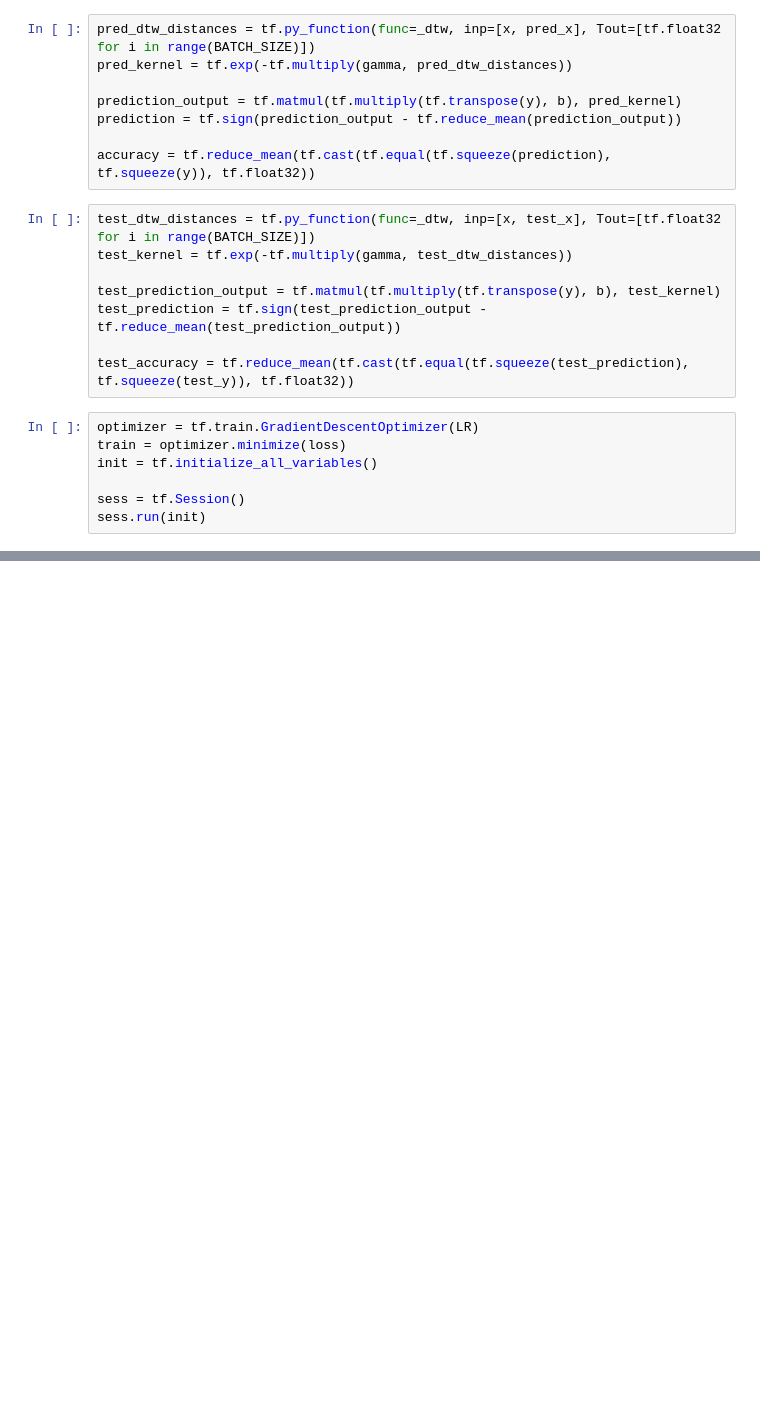
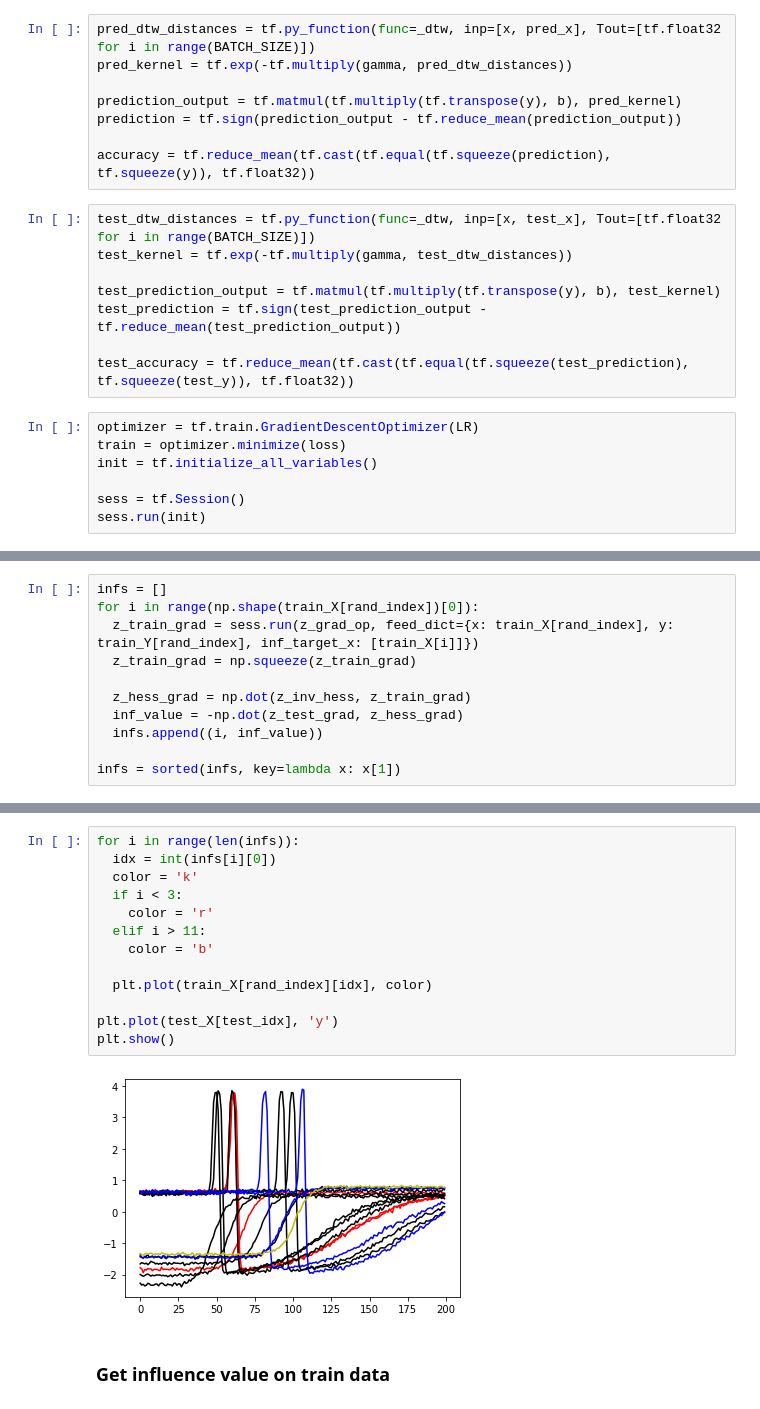
Before and after one commit to h5ng/influence_functions, a Jupyter notebook: influence_function_for_time_series.ipynb, the cells around one changed output, grey strips where cells are left out. Saved outputs shown, nothing was run; the diff lists cells and outputs as text; blank space fills up the shorter version.

```diff
--- a/influence_function_for_time_series.ipynb
+++ b/influence_function_for_time_series.ipynb
@@ -366,0 +270,11 @@ plt.show()
+# %%
+infs = []
+for i in range(np.shape(train_X[rand_index])[0]):
+  z_train_grad = sess.run(z_grad_op, feed_dict={x: train_X[rand_index], y: train_Y[rand_index], inf_target_x: [train_X[i]]})
+  z_train_grad = np.squeeze(z_train_grad)
+
+  z_hess_grad = np.dot(z_inv_hess, z_train_grad)
+  inf_value = -np.dot(z_test_grad, z_hess_grad)
+  infs.append((i, inf_value))
+
+infs = sorted(infs, key=lambda x: x[1])
@@ -366,0 +307,17 @@ plt.show()
+# %%
+for i in range(len(infs)):
+  idx = int(infs[i][0])
+  color = 'k'
+  if i < 3:
+    color = 'r'
+  elif i > 11:
+    color = 'b'
+
+  plt.plot(train_X[rand_index][idx], color)
+
+plt.plot(test_X[test_idx], 'y')
+plt.show()
+# %% [output]
+[figure, added]
+# %% [markdown]
+### Get influence value on train data
```
Also changed, not shown: parts of 52 cells of this notebook, 1 other file.
